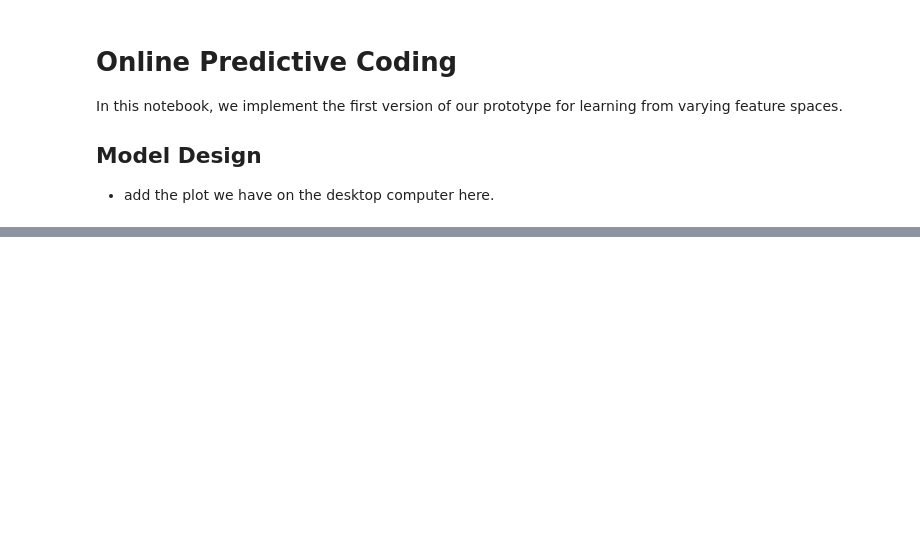
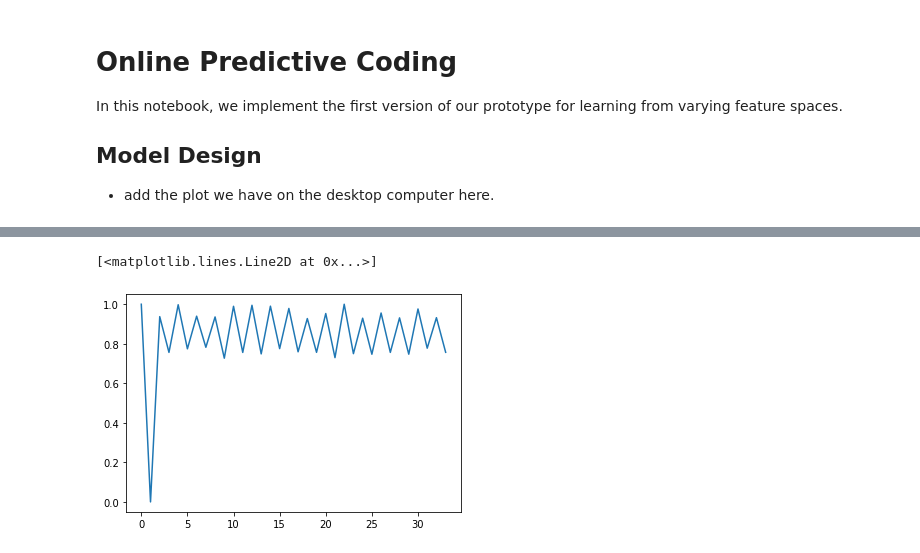
Before and after one commit to CopperWasp/PredictiveCoding, a Jupyter notebook: OnlinePredictiveCoding/online_predictive_coding.ipynb, the cells around one changed output, grey strips where cells are left out. Cells and saved outputs as stored; diff of their text form; code cells hidden in the pictures; blank space fills up the shorter version.

```diff
--- a/OnlinePredictiveCoding/online_predictive_coding.ipynb
+++ b/OnlinePredictiveCoding/online_predictive_coding.ipynb
@@ -150,0 +184,5 @@ opc = OnlinePredictiveCoding(3, 20)
+# %%
+plt.plot(result[1])
+# %% [output]
+[<matplotlib.lines.Line2D at 0x...>]
+[figure, added]
```
Also changed, not shown: parts of 11 cells of this notebook, 5 other files.
